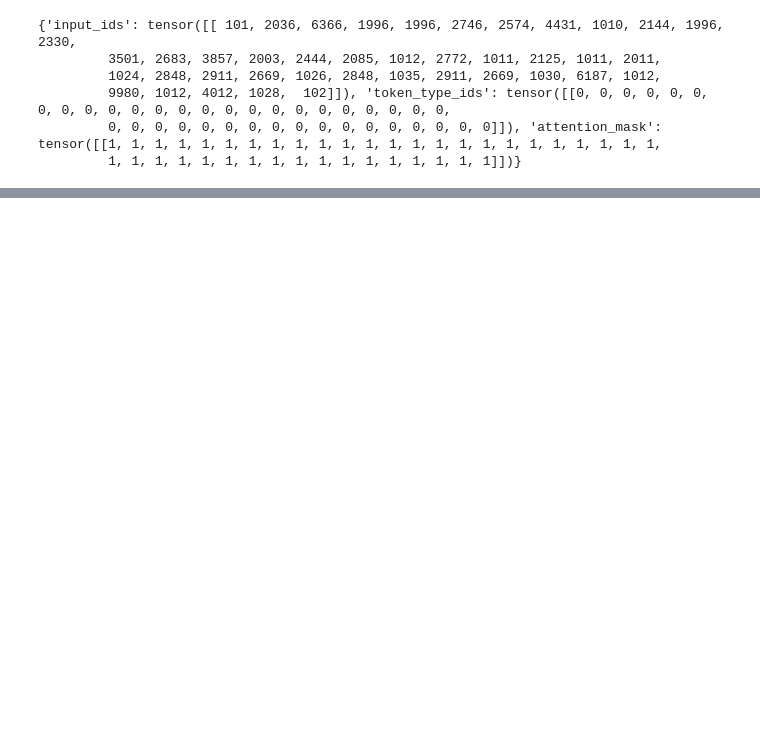
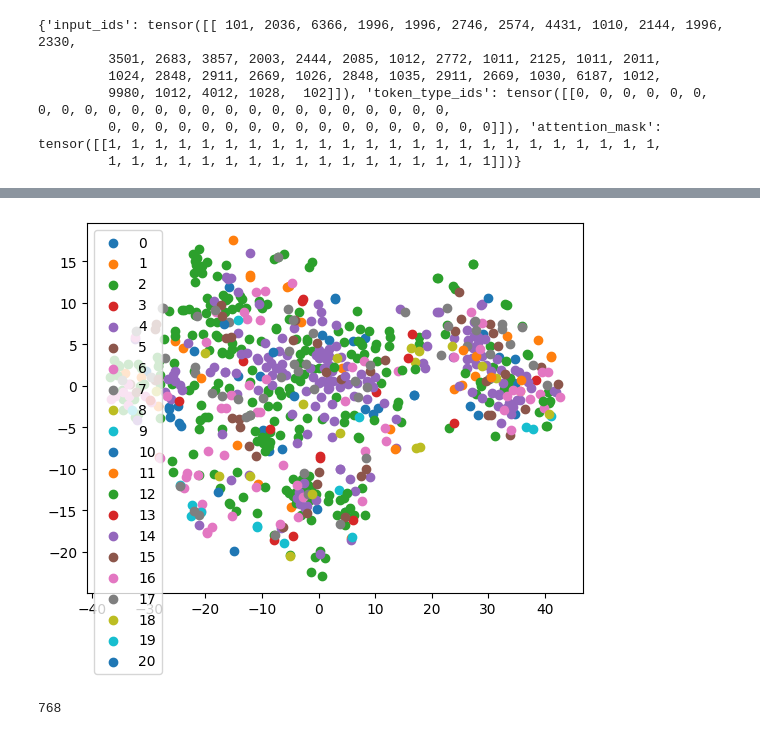
Before and after one commit to afifaniks/triagerX, a Jupyter notebook: notebook/experiment/clustering.ipynb, the cells around one changed output, grey strips where cells are left out. Saved outputs shown, nothing was run; the diff lists cells and outputs as text; code cells hidden in the pictures; blank space fills up the shorter version.

```diff
--- a/notebook/experiment/clustering.ipynb
+++ b/notebook/experiment/clustering.ipynb
@@ -105,0 +168,16 @@ clustering_question(gg)
+# %%
+fig, ax = plt.subplots()
+scatter_x = transformed[:,0]
+scatter_y = transformed[:,1]
+group = np.array(labels[:710])
+for g in np.unique(group):
+    i = np.where(group == g)
+    ax.scatter(scatter_x[i], scatter_y[i], label=g)
+ax.legend()
+plt.show()
+# %% [output]
+[figure, added]
+# %%
+len(X[0])
+# %% [output]
+768
```
Also changed, not shown: parts of 32 cells of this notebook, 17 other files.
